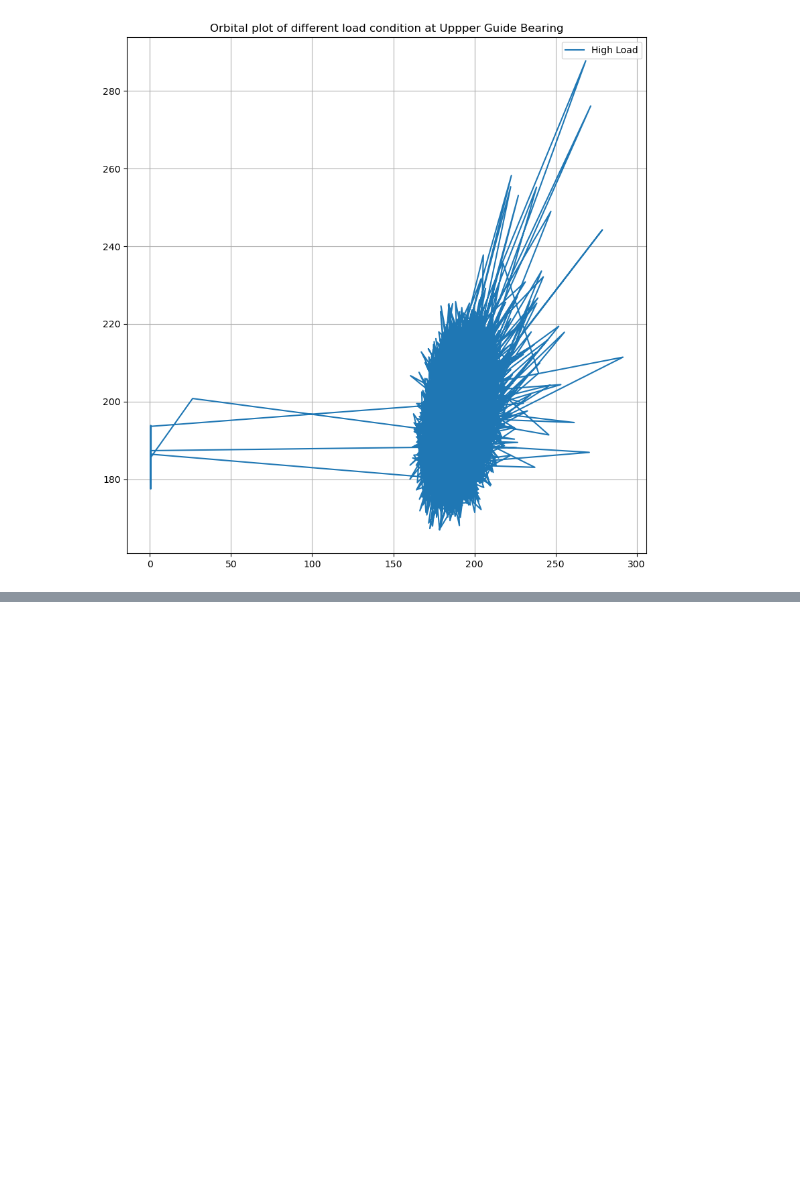
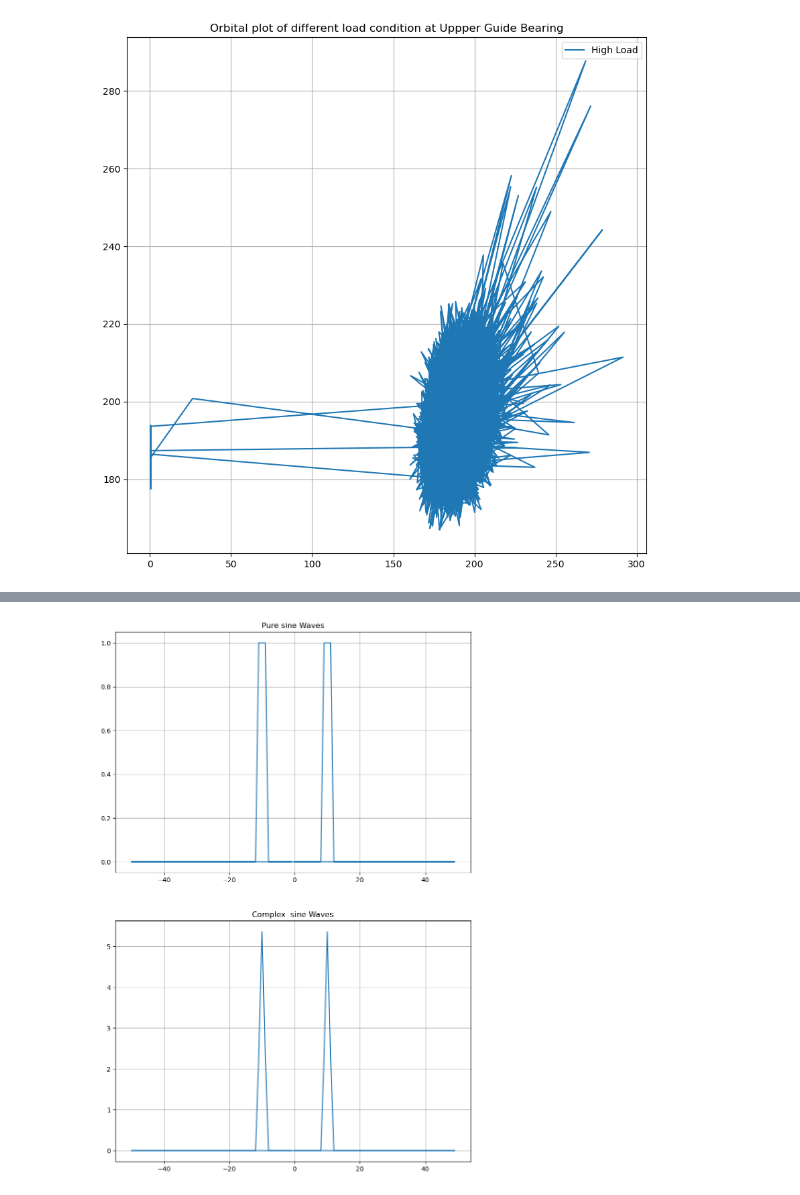
Before and after one commit to mekatronik-achmadi/Predict-CBM, a Jupyter notebook: Vale/TestOlahPy/preliminary_data_analysis/preliminary_data_analysis.ipynb, the cells around one changed output, grey strips where cells are left out. Saved outputs shown, nothing was run; the diff lists cells and outputs as text; code cells hidden in the pictures; blank space fills up the shorter version.

```diff
--- a/Vale/TestOlahPy/preliminary_data_analysis/preliminary_data_analysis.ipynb
+++ b/Vale/TestOlahPy/preliminary_data_analysis/preliminary_data_analysis.ipynb
@@ -204,0 +270,22 @@ plt.show()
+# %%
+# apply rectangular filter
+indices = (abs(f) >= 9) & (abs(f) <= 11)
+rect_filter = np.zeros_like(x)
+rect_filter[indices] = 1
+X_filtered = X * rect_filter
+
+# plot the filtered spectrum of data
+fig = plt.figure(figsize=(10,15))
+ax = fig.add_subplot(211)
+ax.plot(f, rect_filter)
+ax.set_title("Pure sine Waves")
+plt.grid()
+
+ax = fig.add_subplot(212)
+ax.plot(f, abs(X_filtered))
+ax.set_title("Complex  sine Waves")
+plt.grid()
+
+plt.show()
+# %% [output]
+[figure, added]
```
Also changed, not shown: parts of 4 cells of this notebook, 1 other file.
